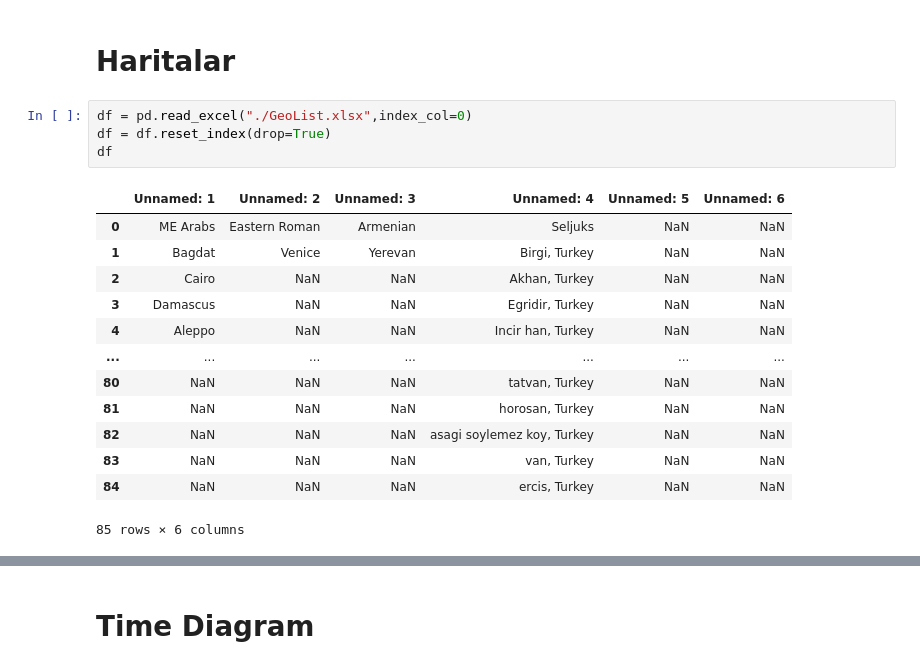
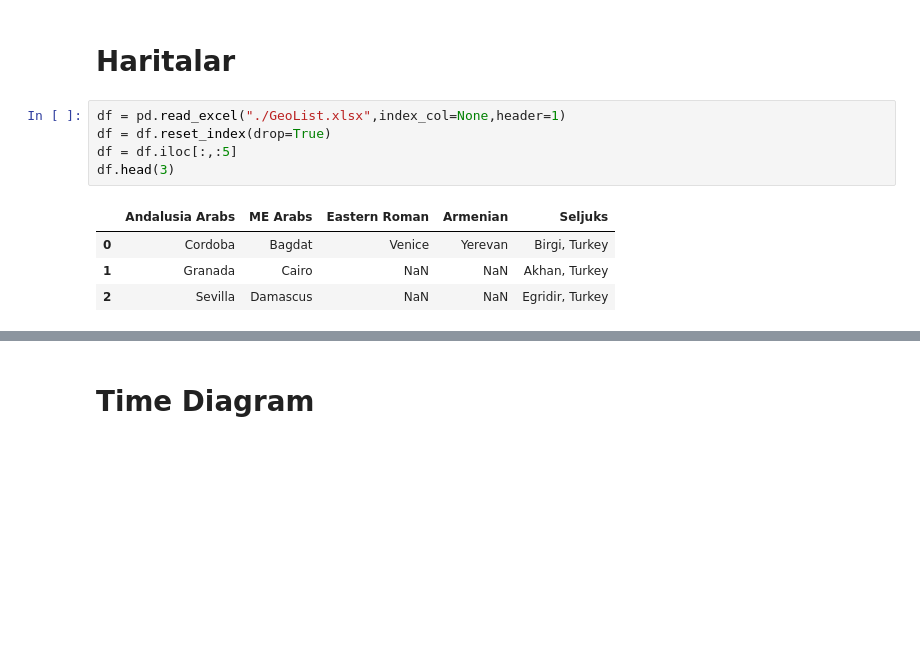
Before and after one commit to selimonat/ornament_symmgroups, a Jupyter notebook: CorrelationAnalysis.ipynb, the cells around one changed output, grey strips where cells are left out. Saved outputs shown, nothing was run; the diff lists cells and outputs as text; blank space fills up the shorter version.

```diff
--- a/CorrelationAnalysis.ipynb
+++ b/CorrelationAnalysis.ipynb
@@ -187,21 +192,13 @@ for i, txt in enumerate(df.columns):
 # %% [markdown]
 # Haritalar
 # %%
-df = pd.read_excel("./GeoList.xlsx",index_col=0)
+df = pd.read_excel("./GeoList.xlsx",index_col=None,header=1)
 df = df.reset_index(drop=True)
-df
+df = df.iloc[:,:5]
+df.head(3)
 # %% [output]
-|  | Unnamed: 1 | Unnamed: 2 | Unnamed: 3 | Unnamed: 4 | Unnamed: 5 | Unnamed: 6 |
-| 0 | ME Arabs | Eastern Roman | Armenian | Seljuks | NaN | NaN |
-| 1 | Bagdat | Venice | Yerevan | Birgi, Turkey | NaN | NaN |
-| 2 | Cairo | NaN | NaN | Akhan, Turkey | NaN | NaN |
-| 3 | Damascus | NaN | NaN | Egridir, Turkey | NaN | NaN |
-| 4 | Aleppo | NaN | NaN | Incir han, Turkey | NaN | NaN |
-| ... | ... | ... | ... | ... | ... | ... |
-| 80 | NaN | NaN | NaN | tatvan, Turkey | NaN | NaN |
-| 81 | NaN | NaN | NaN | horosan, Turkey | NaN | NaN |
-| 82 | NaN | NaN | NaN | asagi soylemez koy, Turkey | NaN | NaN |
-| 83 | NaN | NaN | NaN | van, Turkey | NaN | NaN |
-| 84 | NaN | NaN | NaN | ercis, Turkey | NaN | NaN |
+|  | Andalusia Arabs | ME Arabs | Eastern Roman | Armenian | Seljuks |
+| 0 | Cordoba | Bagdat | Venice | Yerevan | Birgi, Turkey |
+| 1 | Granada | Cairo | NaN | NaN | Akhan, Turkey |
+| 2 | Sevilla | Damascus | NaN | NaN | Egridir, Turkey |
-85 rows × 6 columns
 # %%
```
Also changed, not shown: parts of 19 cells of this notebook.
